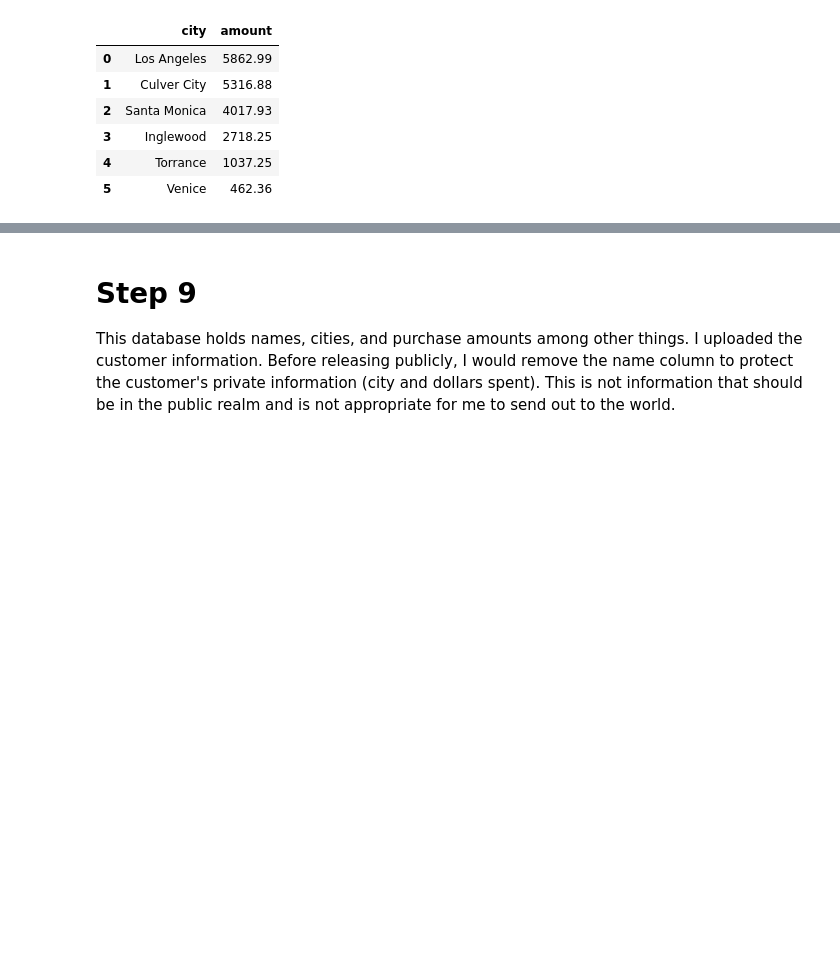
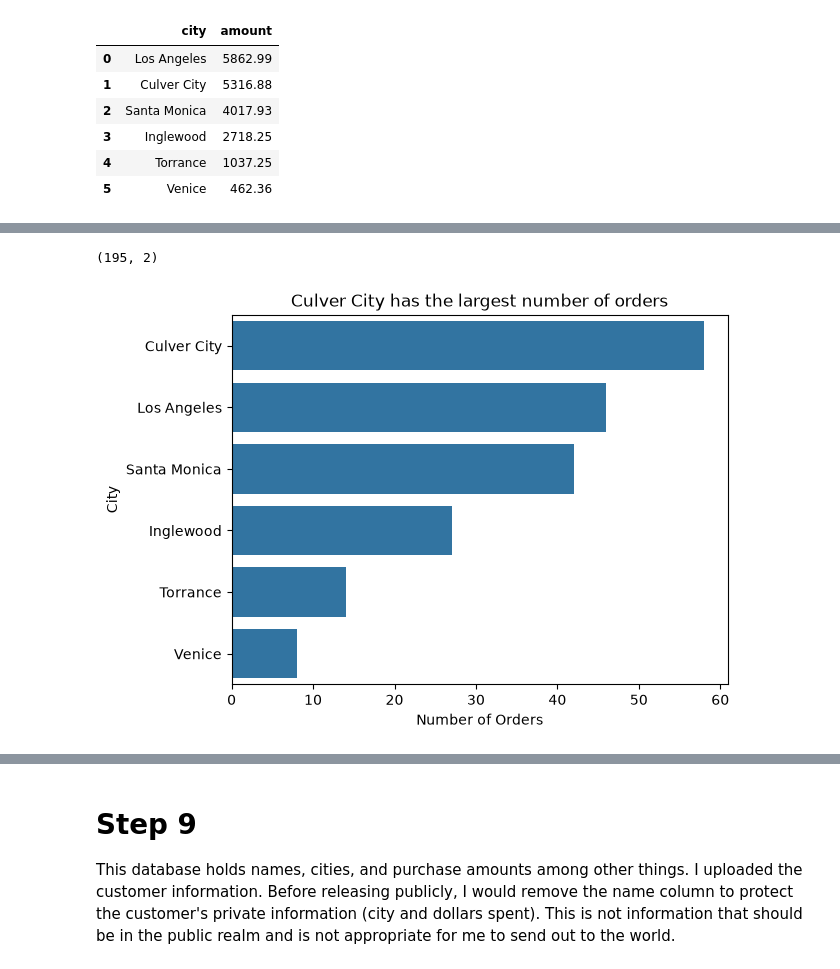
Before and after one commit to acamend/cs82a-portfolio, a Jupyter notebook: module6/Module6Lab1.ipynb, the cells around one changed output, grey strips where cells are left out. Cells and saved outputs as stored; diff of their text form; code cells hidden in the pictures; blank space fills up the shorter version.

```diff
--- a/module6/Module6Lab1.ipynb
+++ b/module6/Module6Lab1.ipynb
@@ -136,0 +148,9 @@ plt.show()
+# %%
+#Create table
+#Join for order_id by city
+#Lecture notes example:
+#SELECT c.city, o.order_id
+#FROM customers c
+#INNER JOIN orders o ON c.customer_id = c.customer_id
+
+new_df= pd.read_sql("SELECT c.city, o.order_id FROM orders o JOIN customers c ON o.customer_id = c.customer_id",con)
@@ -136,0 +166,4 @@ plt.show()
+# %%
+new_df['city_order_count'] = new_df.groupby('city')['order_id'].transform('count')
+new_df = new_df.drop(columns='order_id')
+new_df.head()
@@ -136,0 +177,18 @@ plt.show()
+# %%
+new_df.shape
+# %% [output]
+(195, 2)
+# %%
+#Create barplot
+sns.barplot(
+    data=new_df,
+    y="city",
+    x="city_order_count",
+    order=new_df.sort_values("city_order_count", ascending=False)["city"])
+
+plt.title("Culver City has the largest number of orders")
+plt.xlabel("Number of Orders")
+plt.ylabel("City")
+plt.show()
+# %% [output]
+[figure, added]
```
Also changed, not shown: parts of 11 cells of this notebook.
